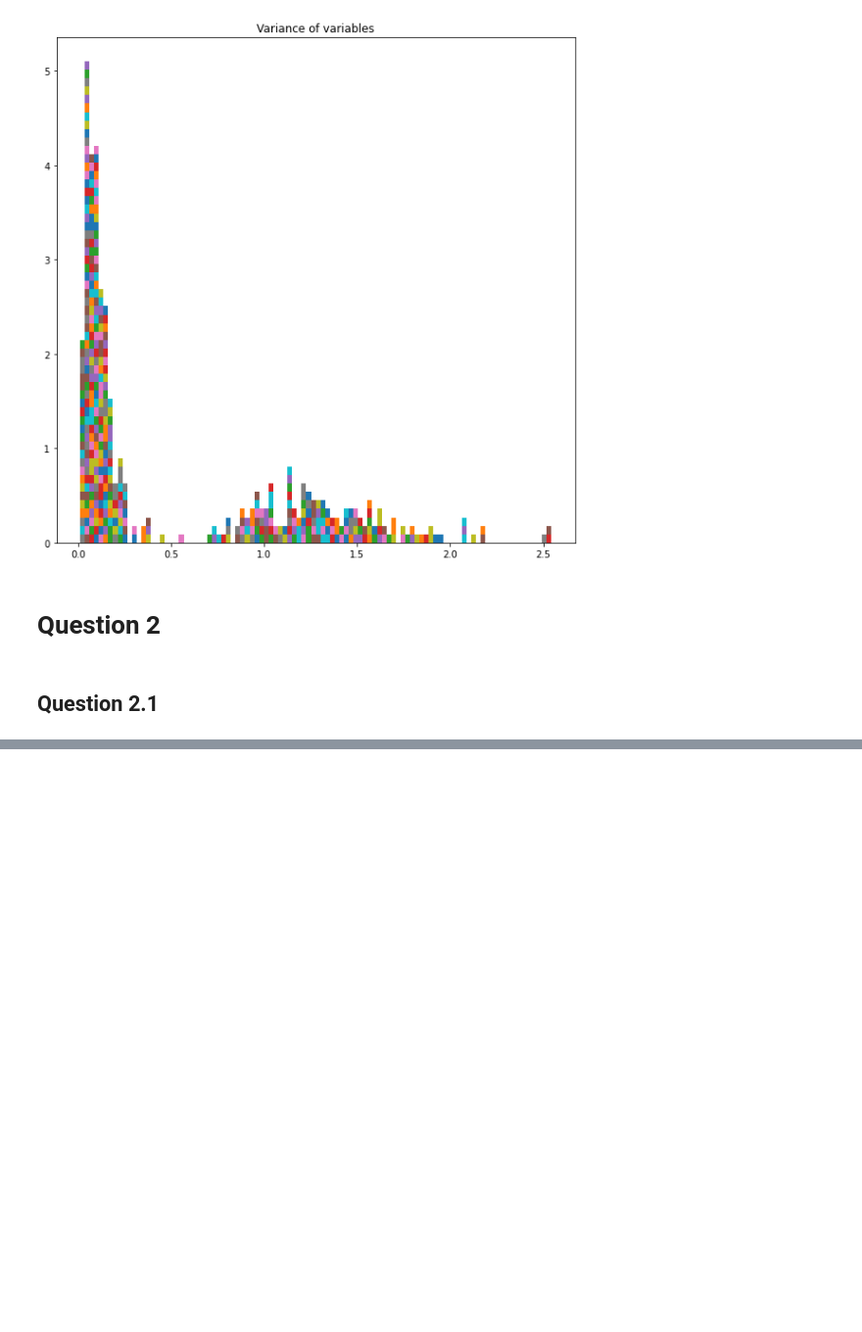
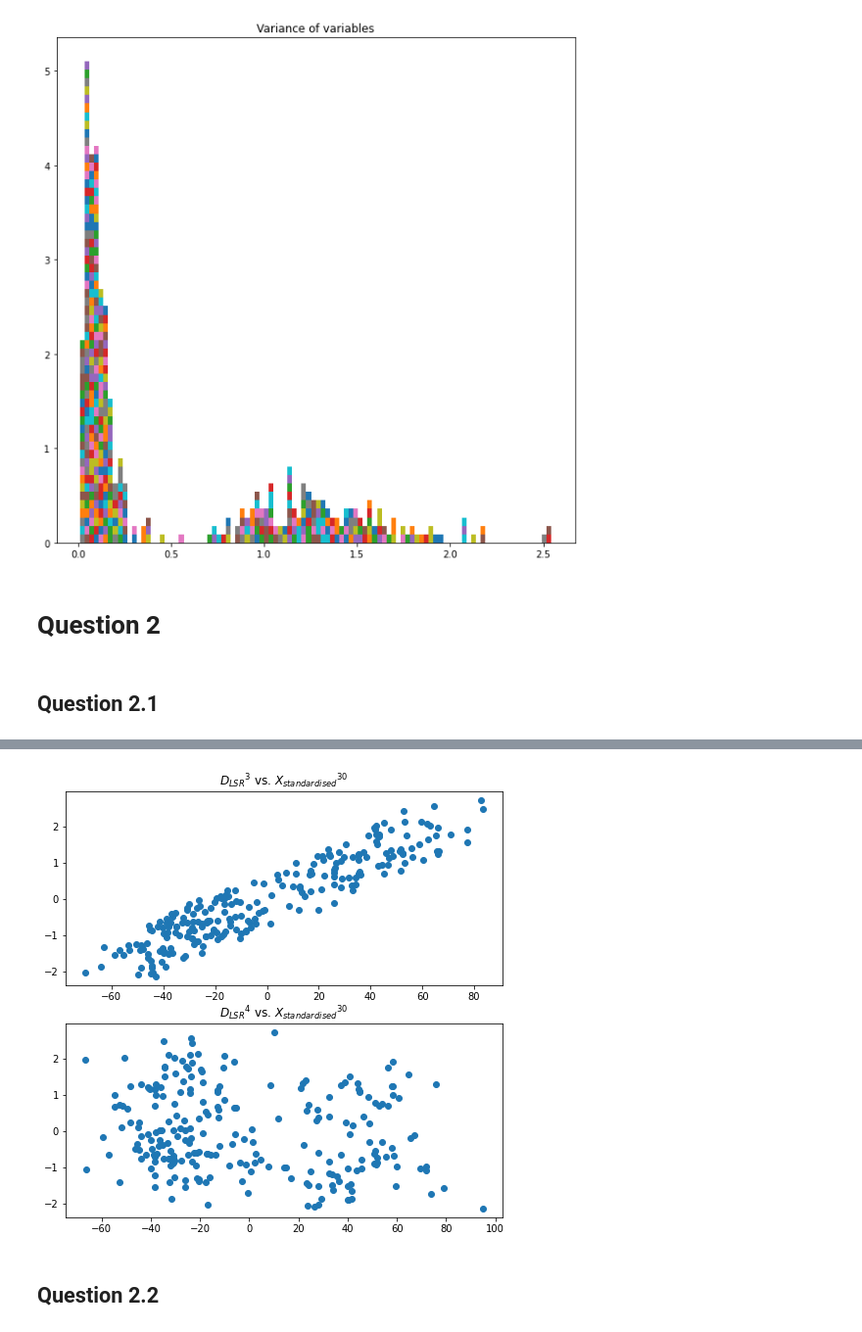
Before and after one commit to nonamegohst/mast30034-assignment1, a Jupyter notebook: code/main.ipynb, the cells around one changed output, grey strips where cells are left out. Shown at 98% size. Cells and saved outputs as stored; diff of their text form; code cells hidden in the pictures; blank space fills up the shorter version.

Commit message:
Added Question 2

```diff
--- a/code/main.ipynb
+++ b/code/main.ipynb
@@ -168,0 +189,14 @@ plt.show()
+# %%
+fig, (ax1, ax2) = plt.subplots(2, 1, figsize = (8, 8))
+
+ax1.scatter([DLSR.T[2]], [X.T[29]])
+ax1.set_title("${D_{LSR}}^{3}$ vs. ${X_{standardised}}^{30}$")
+
+ax2.scatter([DLSR[:, 3]], [X[:, 29]])
+ax2.set_title("${D_{LSR}}^{4}$ vs. ${X_{standardised}}^{30}$")
+
+plt.savefig("../plots/Q2.1 Scatter plots.png")
+# %% [output]
+[figure, added]
+# %% [markdown]
+## Question 2.2
```
Also changed, not shown: parts of 7 cells of this notebook, 2 other files.
